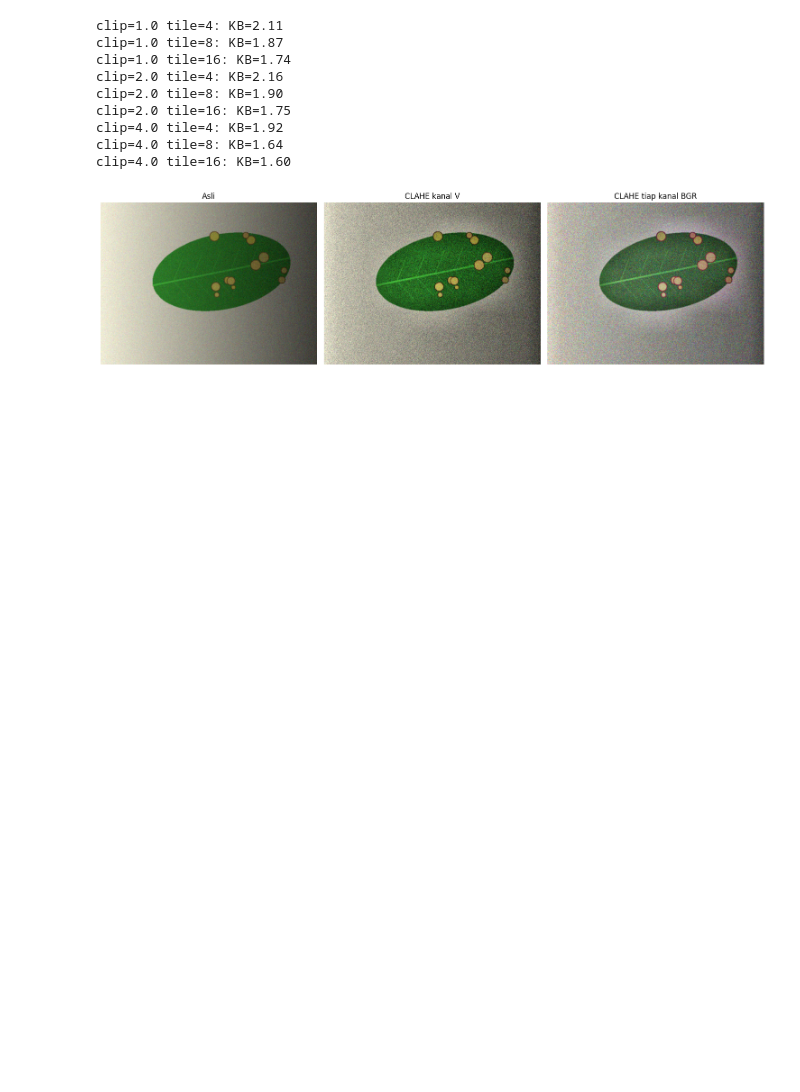
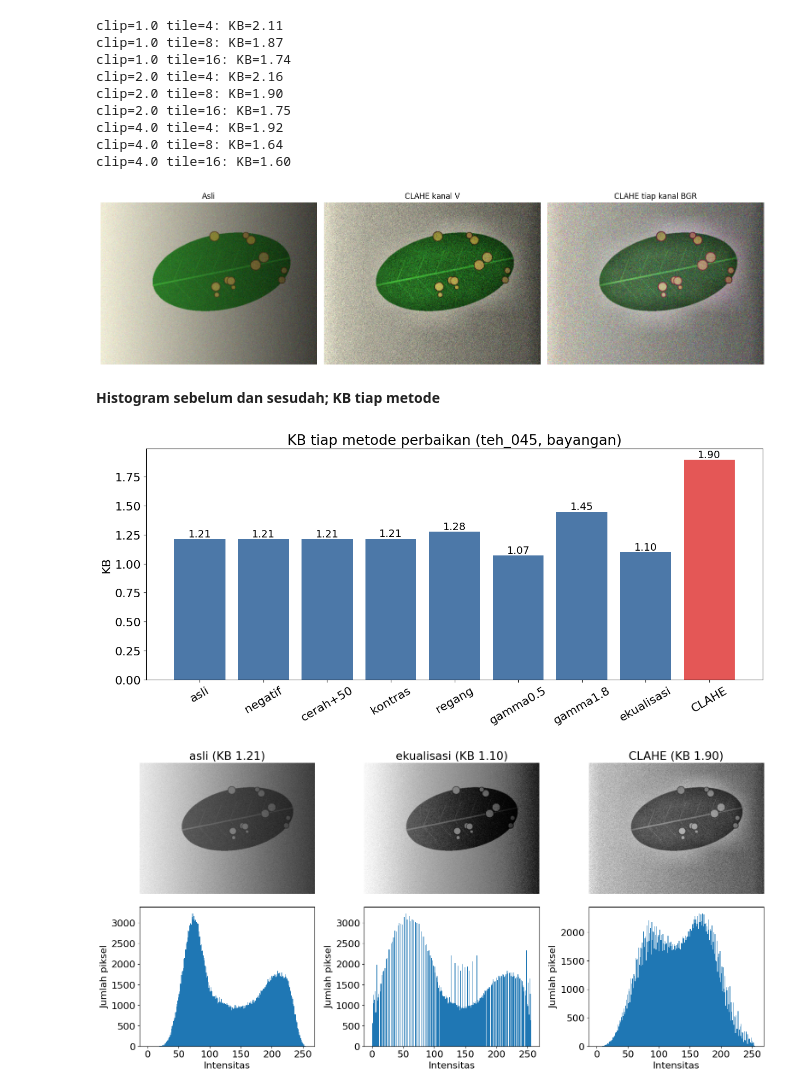
Before and after one commit to syifaST/simuteh--2330511062-, a Jupyter notebook: notebook/B3_Histogram.ipynb, the cells around one changed output. Drawn from its saved outputs; the diff is of its cells as text; code cells hidden in the pictures; blank space fills up the shorter version.

```diff
--- a/notebook/B3_Histogram.ipynb
+++ b/notebook/B3_Histogram.ipynb
@@ -169,3 +177,32 @@ clip=4.0 tile=4: KB=1.92
 clip=4.0 tile=8: KB=1.64
 clip=4.0 tile=16: KB=1.60
 [figure]
+# %% [markdown]
+**Histogram sebelum dan sesudah; KB tiap metode**
+# %%
+plt.rcParams.update({"font.size": 16})
+
+# (a) KB tiap metode
+kb_metode = {nm: kontras_bercak(c, md, mb) for nm, c in hasil.items()}
+nama_m, nilai = list(kb_metode), list(kb_metode.values())
+warna = ["#e45756" if v == max(nilai) else "#4c78a8" for v in nilai]
+plt.figure(figsize=(13, 6))
+plt.bar(nama_m, nilai, color=warna)
+for i, v in enumerate(nilai):
+    plt.text(i, v + 0.02, f"{v:.2f}", ha="center", fontsize=14)
+plt.ylabel("KB"); plt.title("KB tiap metode perbaikan (teh_045, bayangan)")
+plt.xticks(rotation=30)
+plt.tight_layout(); plt.savefig("../hasil/b3_grafik_kb_metode.png", dpi=200); plt.show()
+
+# (b) citra dan histogram: asli, ekualisasi, CLAHE
+fig, ax = plt.subplots(2, 3, figsize=(16, 8))
+for j, nm in enumerate(["asli", "ekualisasi", "CLAHE"]):
+    c = hasil[nm]
+    ax[0, j].imshow(c, cmap="gray", vmin=0, vmax=255)
+    ax[0, j].set_title(f"{nm} (KB {kb_metode[nm]:.2f})"); ax[0, j].axis("off")
+    ax[1, j].hist(c.ravel(), bins=256, range=(0, 256))
+    ax[1, j].set_xlabel("Intensitas"); ax[1, j].set_ylabel("Jumlah piksel")
+plt.tight_layout(); plt.savefig("../hasil/b3_slide7_histogram.png", dpi=200); plt.show()
+# %% [output]
+[figure, added]
+[figure, added]
```
Also changed, not shown: parts of 5 cells of this notebook.
